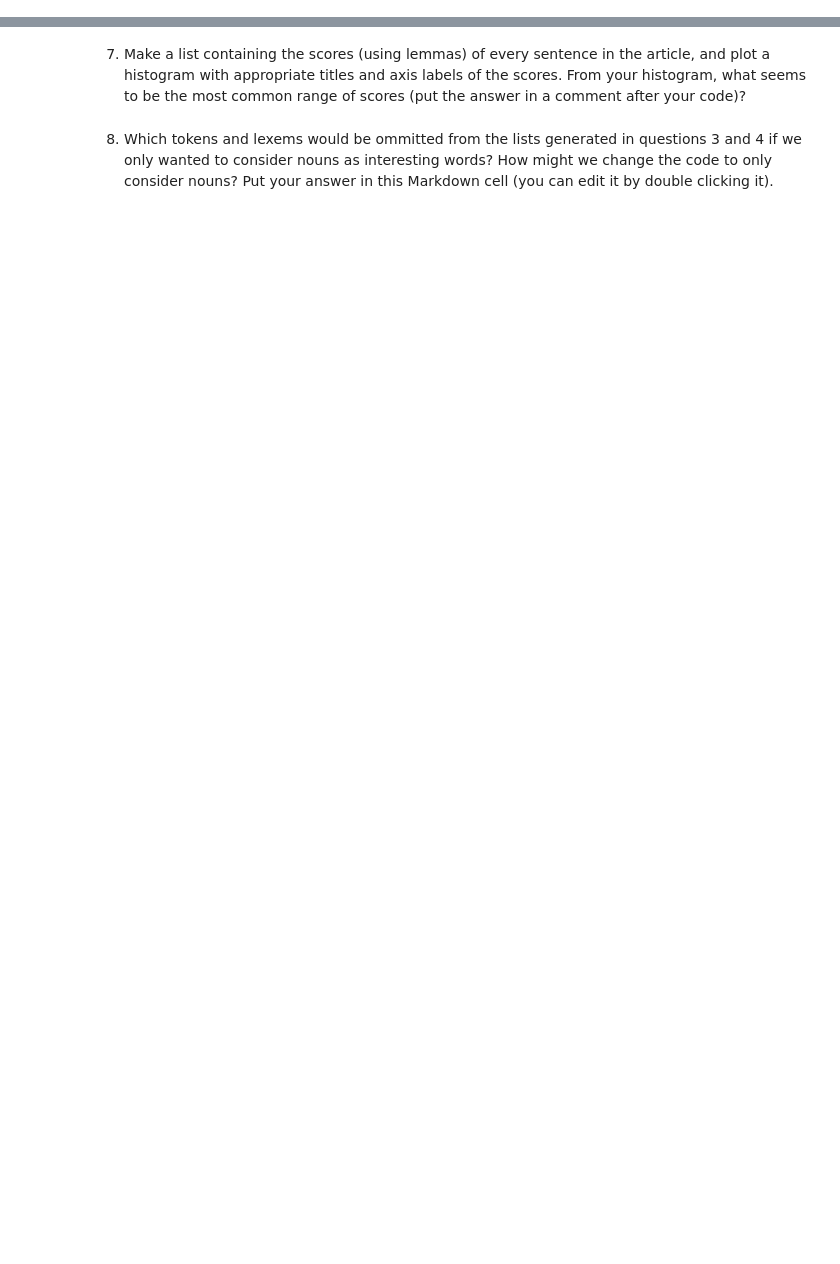
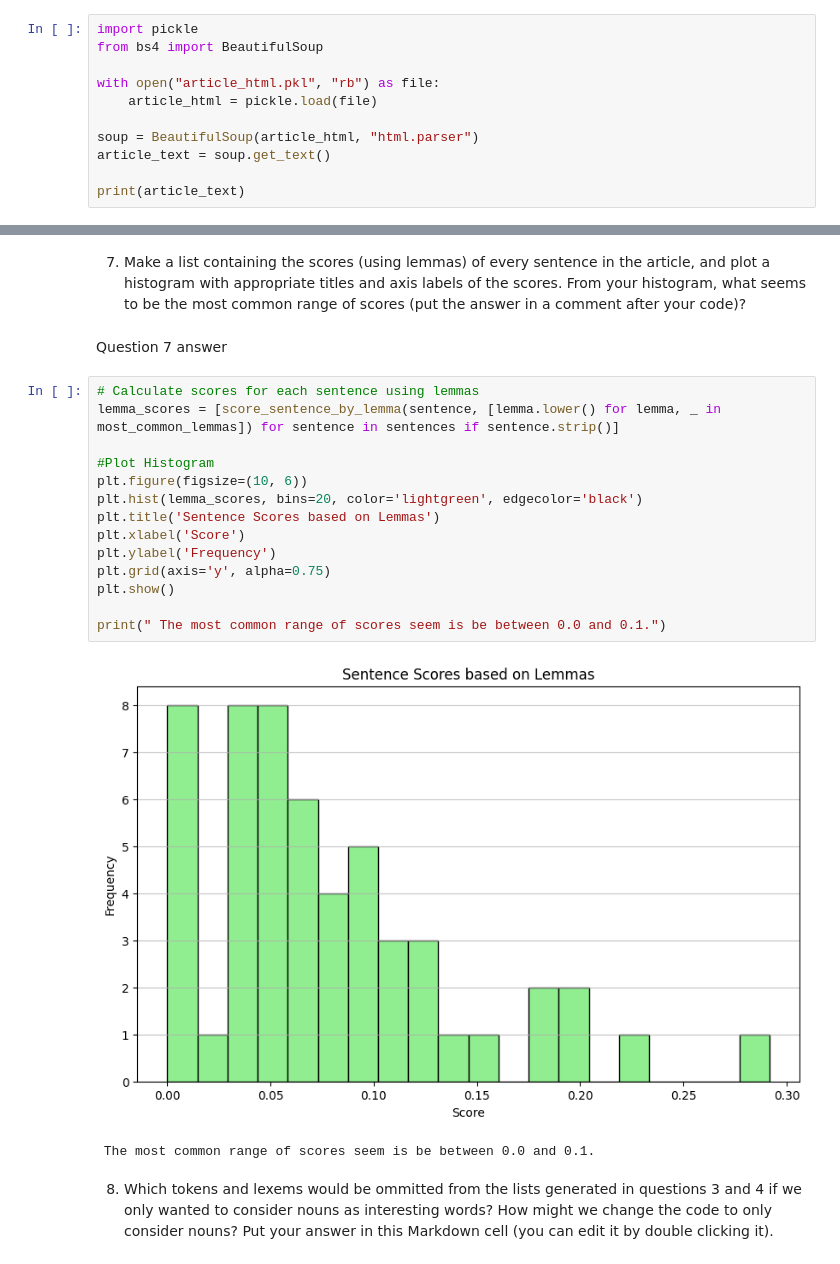
Before and after one commit to Keyoungg2/Web-Scraping, a Jupyter notebook: web-scraping.ipynb, the cells around one changed output, grey strips where cells are left out. Cells and saved outputs as stored; diff of their text form; blank space fills up the shorter version.

```diff
--- a/web-scraping.ipynb
+++ b/web-scraping.ipynb
@@ -37,0 +72,11 @@ ModuleNotFoundError: No module named 'requests'
+# %%
+import pickle
+from bs4 import BeautifulSoup
+
+with open("article_html.pkl", "rb") as file:
+    article_html = pickle.load(file)
+
+soup = BeautifulSoup(article_html, "html.parser")
+article_text = soup.get_text()
+
+print(article_text)
@@ -50,4 +246,23 @@ You may find some of the code from the in class notes useful; feel free to use m
 # %% [markdown]
 7. Make a list containing the scores (using lemmas) of every sentence in the article, and plot a histogram with appropriate titles and axis labels of the scores.  From your histogram, what seems to be the most common range of scores (put the answer in a comment after your code)?
+# %% [markdown]
+Question 7 answer
+# %%
+# Calculate scores for each sentence using lemmas
+lemma_scores = [score_sentence_by_lemma(sentence, [lemma.lower() for lemma, _ in most_common_lemmas]) for sentence in sentences if sentence.strip()]
+
+#Plot Histogram
+plt.figure(figsize=(10, 6))
+plt.hist(lemma_scores, bins=20, color='lightgreen', edgecolor='black')
+plt.title('Sentence Scores based on Lemmas')
+plt.xlabel('Score')
+plt.ylabel('Frequency')
+plt.grid(axis='y', alpha=0.75)
+plt.show()
+
+print(" The most common range of scores seem is be between 0.0 and 0.1.")
+# %% [output]
+[figure, added]
+ The most common range of scores seem is be between 0.0 and 0.1.
 # %% [markdown]
 8. Which tokens and lexems would be ommitted from the lists generated in questions 3 and 4 if we only wanted to consider nouns as interesting words?  How might we change the code to only consider nouns? Put your answer in this Markdown cell (you can edit it by double clicking it).
```
Also changed, not shown: parts of 15 cells of this notebook, 1 other file.
